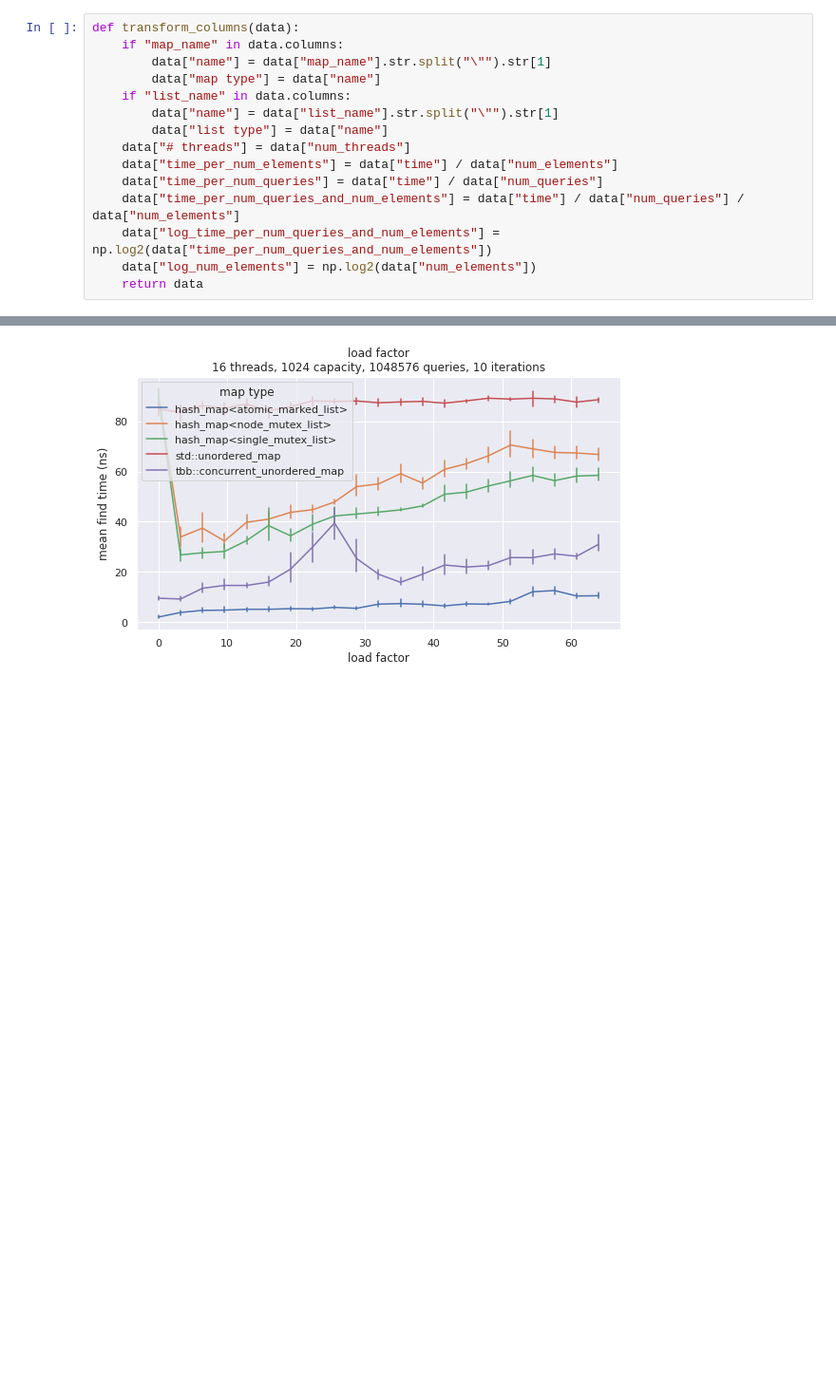
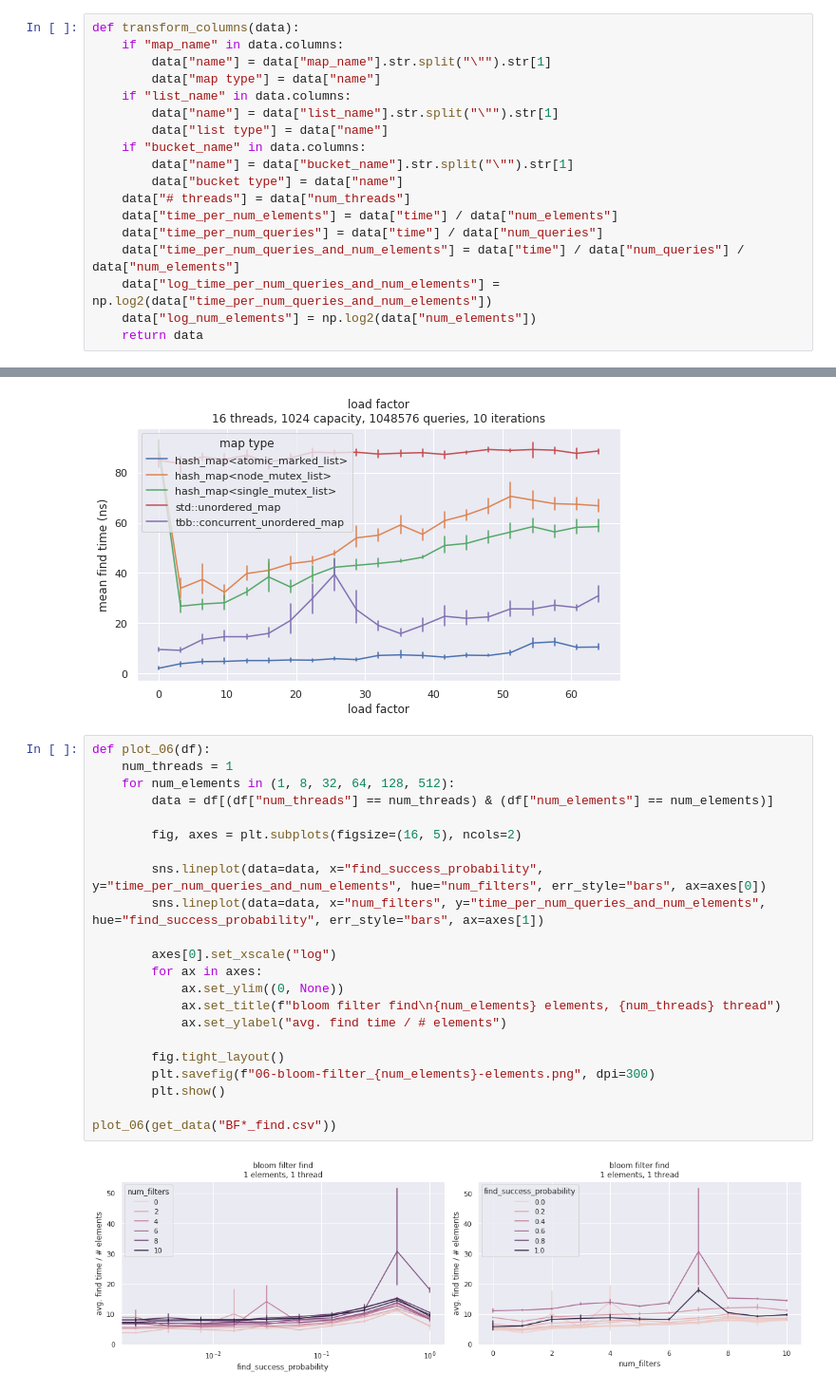
Before and after one commit to jonasspinner/21wt-lab-efficient-parallel-cpp, a Jupyter notebook: exercise5/eval/Evaluation.ipynb, the cells around one changed output, grey strips where cells are left out. Shown at 95% size. Saved outputs shown, nothing was run; the diff lists cells and outputs as text; blank space fills up the shorter version.

Commit message:
Add bloom filter eval

```diff
--- a/exercise5/eval/Evaluation.ipynb
+++ b/exercise5/eval/Evaluation.ipynb
@@ -14,6 +14,9 @@ def transform_columns(data):
     if "list_name" in data.columns:
         data["name"] = data["list_name"].str.split("\"").str[1]
         data["list type"] = data["name"]
+    if "bucket_name" in data.columns:
+        data["name"] = data["bucket_name"].str.split("\"").str[1]
+        data["bucket type"] = data["name"]
     data["# threads"] = data["num_threads"]
     data["time_per_num_elements"] = data["time"] / data["num_elements"]
     data["time_per_num_queries"] = data["time"] / data["num_queries"]
@@ -166,3 +169,27 @@ plot_05(get_data("H*_load_factor.csv"), "load factor")
 [figure]
 [figure]
 [figure]
+# %%
+def plot_06(df):
+    num_threads = 1
+    for num_elements in (1, 8, 32, 64, 128, 512):
+        data = df[(df["num_threads"] == num_threads) & (df["num_elements"] == num_elements)]
+
+        fig, axes = plt.subplots(figsize=(16, 5), ncols=2)
+
+        sns.lineplot(data=data, x="find_success_probability", y="time_per_num_queries_and_num_elements", hue="num_filters", err_style="bars", ax=axes[0])
+        sns.lineplot(data=data, x="num_filters", y="time_per_num_queries_and_num_elements", hue="find_success_probability", err_style="bars", ax=axes[1])
+
+        axes[0].set_xscale("log")
+        for ax in axes:
+            ax.set_ylim((0, None))
+            ax.set_title(f"bloom filter find\n{num_elements} elements, {num_threads} thread")
+            ax.set_ylabel("avg. find time / # elements")
+
+        fig.tight_layout()
+        plt.savefig(f"06-bloom-filter_{num_elements}-elements.png", dpi=300)
+        plt.show()
+
+plot_06(get_data("BF*_find.csv"))
+# %% [output]
+[figure, added]
```
Also changed, not shown: parts of 3 cells of this notebook, 26 other files.
